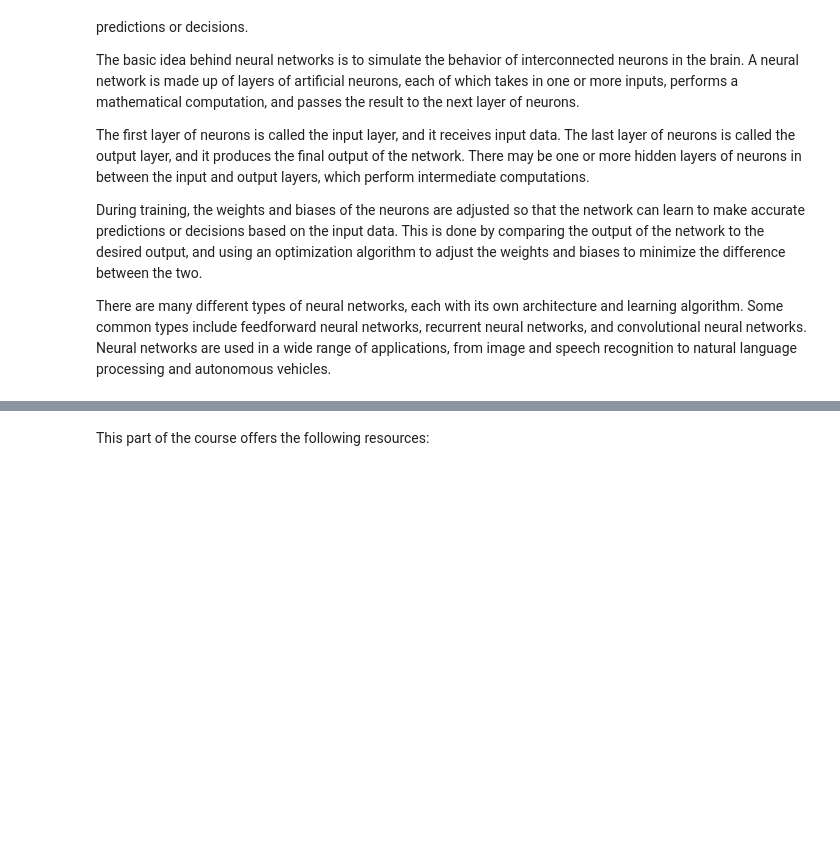
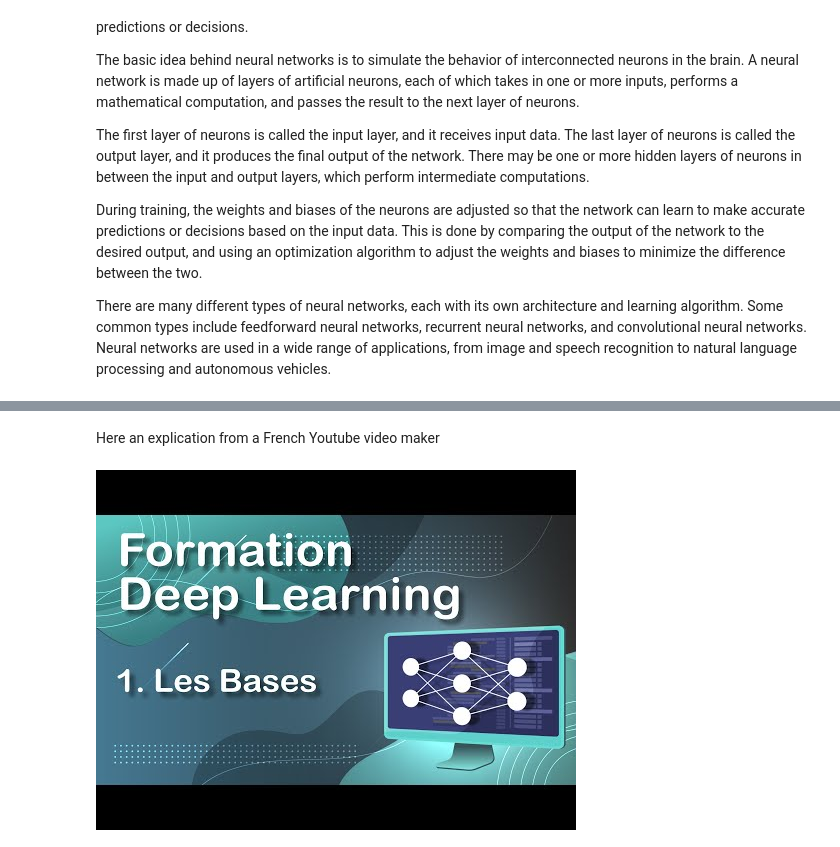
Before and after one commit to symmeHub/positron, a Jupyter notebook: _sources/machine_learning/support_material.ipynb, the cells around one changed output, grey strips where cells are left out. Drawn from its saved outputs; the diff is of its cells as text; code cells hidden in the pictures; blank space fills up the shorter version.

````diff
--- a/_sources/machine_learning/support_material.ipynb
+++ b/_sources/machine_learning/support_material.ipynb
@@ -42,5 +48,6 @@ YouTubeVideo("aircAruvnKk")
-# %% [markdown]
-This part of the course offers the following resources:
-
-```{tableofcontents}
-```
+# %% [markdown]
+Here an explication from a French Youtube video maker
+# %%
+YouTubeVideo("XUFLq6dKQok")
+# %% [output]
+[figure, added]
````
Also changed, not shown: parts of 3 cells of this notebook, 30 other files.
